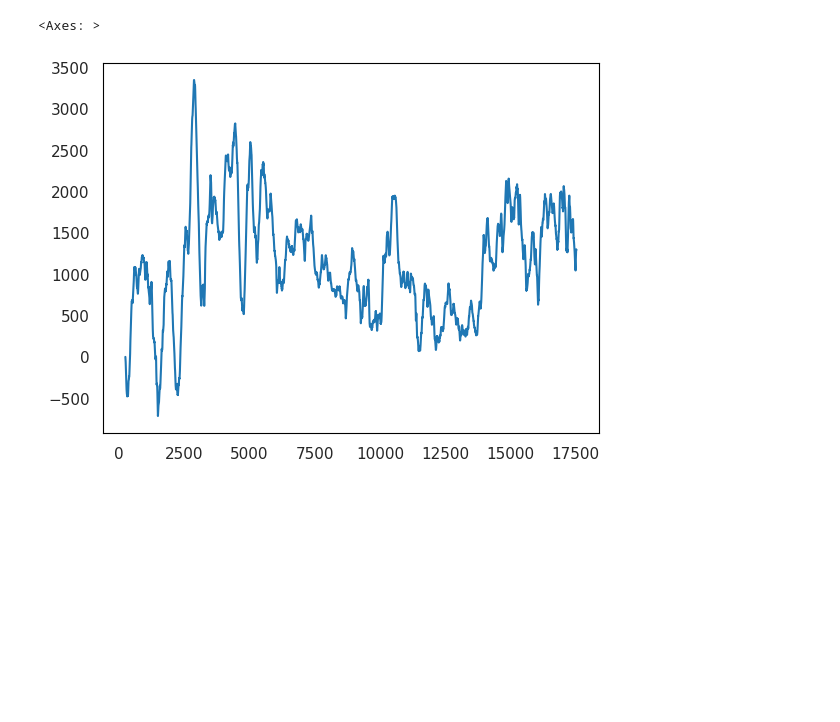
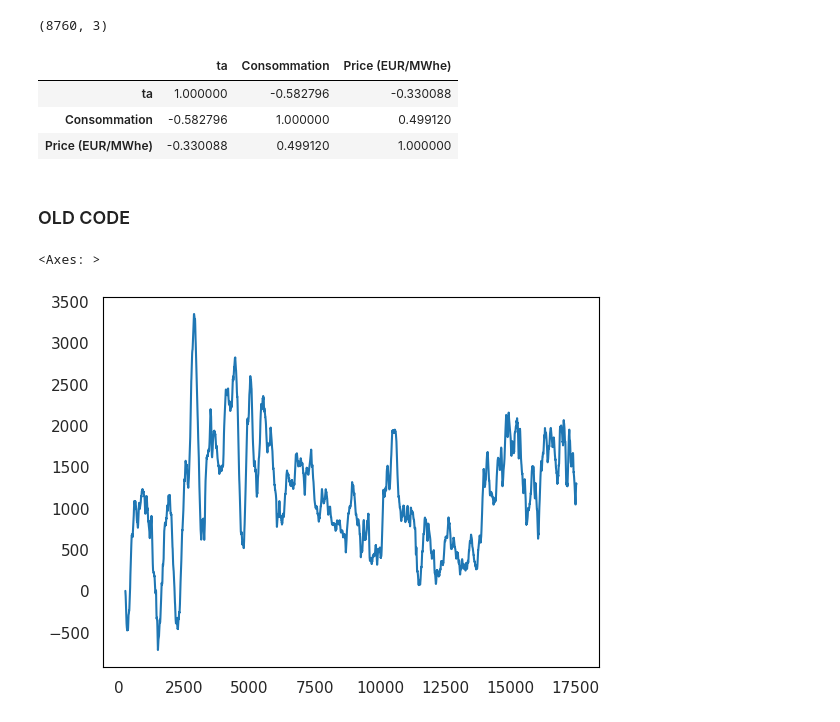
Before and after one commit to sylvaingchassang/generous_dynamic_contracting, a Jupyter notebook: gdc/notebooks/data_overview.ipynb, the cells around one changed output. Cells and saved outputs as stored; diff of their text form; code cells hidden in the pictures; blank space fills up the shorter version.

```diff
--- a/gdc/notebooks/data_overview.ipynb
+++ b/gdc/notebooks/data_overview.ipynb
@@ -242,3 +58,16 @@ roll(mean_cons_simulated, offset).reset_index(drop=True).plot()
+# %%
+df_merged_real.shape
+# %% [output]
+(8760, 3)
+# %%
+df_merged_real.corr()
+# %% [output]
+|  | ta | Consommation | Price (EUR/MWhe) |
+| ta | 1.000000 | -0.582796 | -0.330088 |
+| Consommation | -0.582796 | 1.000000 | 0.499120 |
+| Price (EUR/MWhe) | -0.330088 | 0.499120 | 1.000000 |
+# %% [markdown]
+### OLD CODE
 # %%
 df_cons['prediction_error'] = df_cons['Consommation'] - df_cons['Prévision J-1']
 # %%
```
Also changed, not shown: parts of 49 cells of this notebook, 1 other file.
